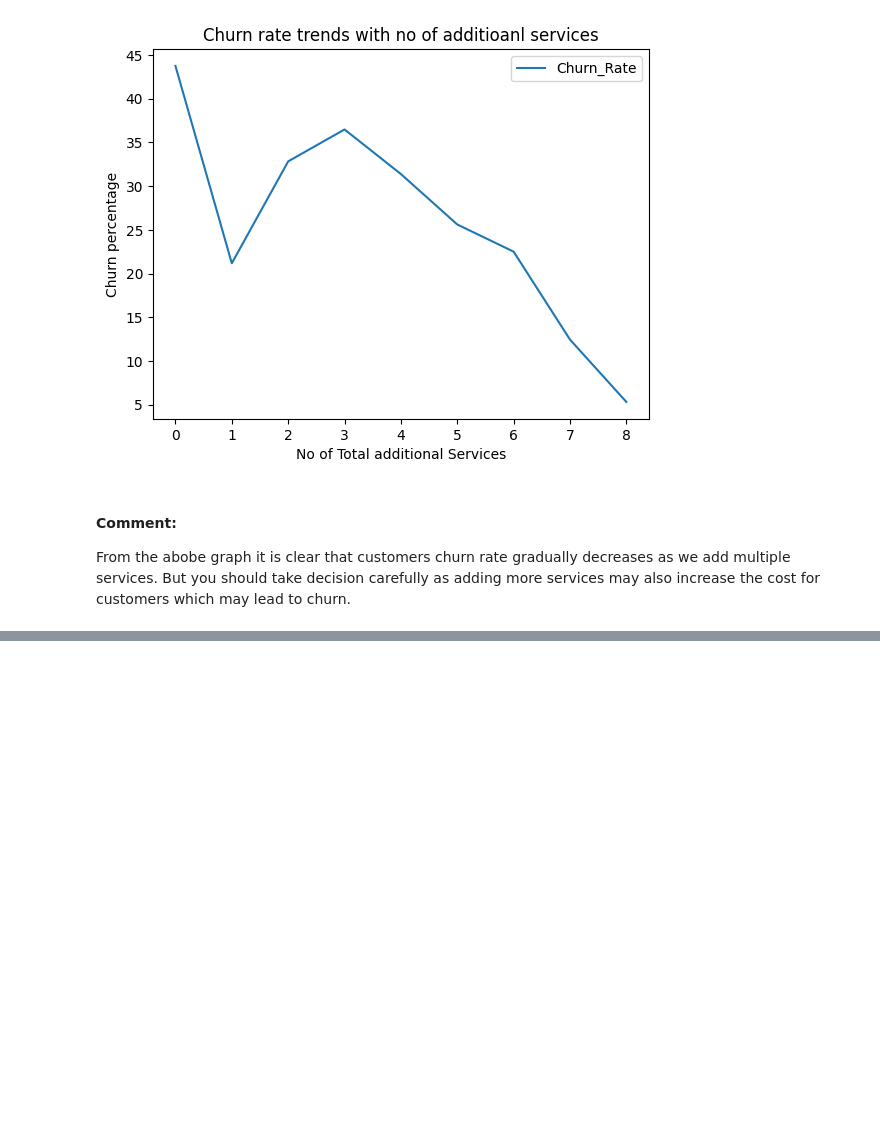
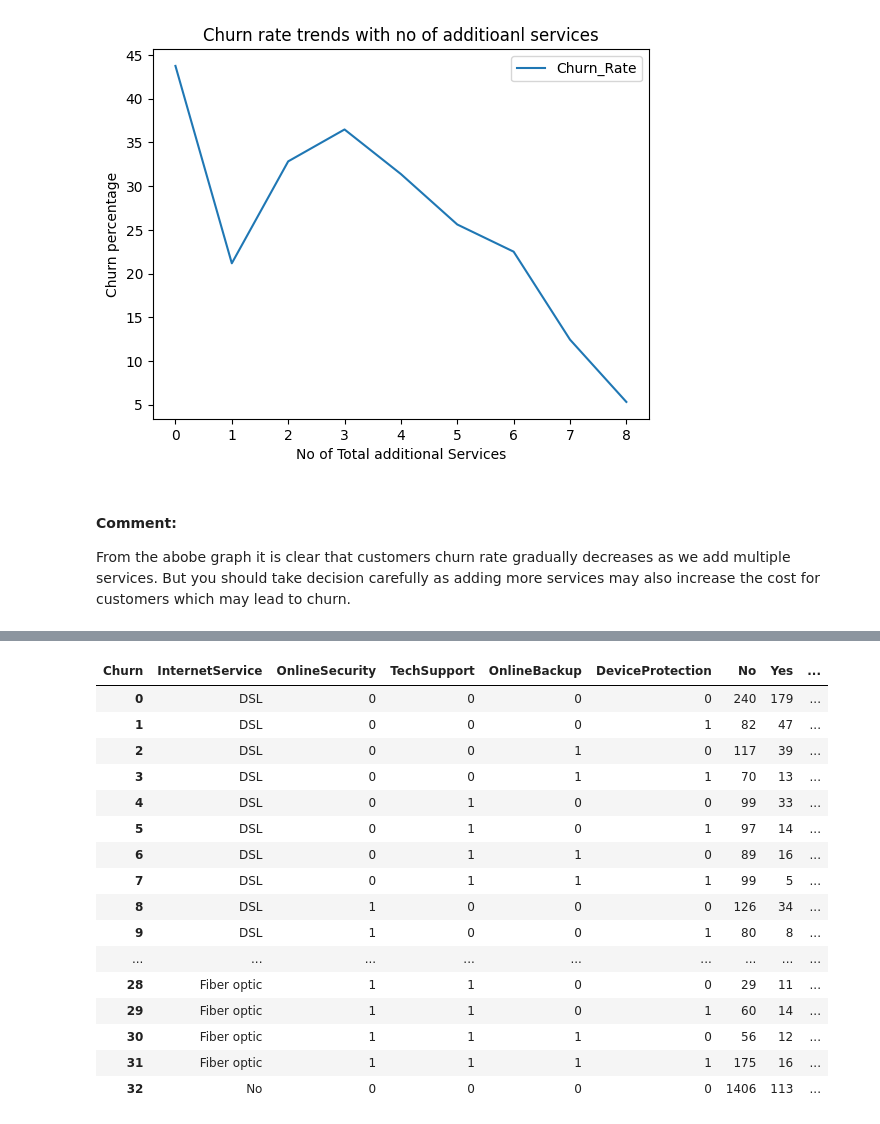
Before and after one commit to amareshmaity/data-analyst-portfolio, a Jupyter notebook: customer-churn-analysis/notebooks/03_EDA.ipynb, the cells around one changed output, grey strips where cells are left out. Cells and saved outputs as stored; diff of their text form; code cells hidden in the pictures; blank space fills up the shorter version.

```diff
--- a/customer-churn-analysis/notebooks/03_EDA.ipynb
+++ b/customer-churn-analysis/notebooks/03_EDA.ipynb
@@ -492,0 +517,27 @@ The bundle of services with the lowest churn rate.
+# %%
+## Effective Bundeled services
+service_to_bundle = ["InternetService", "OnlineSecurity", "TechSupport", "OnlineBackup", "DeviceProtection"]
+
+bundled_service_wise_churn = df.groupby(by=service_to_bundle)['Churn'].value_counts().unstack().reset_index()
+bundled_service_wise_churn['ChurnRate'] = (bundled_service_wise_churn['Yes']/((bundled_service_wise_churn['Yes']+bundled_service_wise_churn['No']))*100).round(2)
+bundled_service_wise_churn['Customers'] = (bundled_service_wise_churn['Yes']+bundled_service_wise_churn['No'])
+bundled_service_wise_churn['TotalServices'] = bundled_service_wise_churn[service_to_bundle[1:]].sum(axis=1)+1
+bundled_service_wise_churn
+# %% [output]
+| Churn | InternetService | OnlineSecurity | TechSupport | OnlineBackup | DeviceProtection | No | Yes | ... |
+| 0 | DSL | 0 | 0 | 0 | 0 | 240 | 179 | ... |
+| 1 | DSL | 0 | 0 | 0 | 1 | 82 | 47 | ... |
+| 2 | DSL | 0 | 0 | 1 | 0 | 117 | 39 | ... |
+| 3 | DSL | 0 | 0 | 1 | 1 | 70 | 13 | ... |
+| 4 | DSL | 0 | 1 | 0 | 0 | 99 | 33 | ... |
+| 5 | DSL | 0 | 1 | 0 | 1 | 97 | 14 | ... |
+| 6 | DSL | 0 | 1 | 1 | 0 | 89 | 16 | ... |
+| 7 | DSL | 0 | 1 | 1 | 1 | 99 | 5 | ... |
+| 8 | DSL | 1 | 0 | 0 | 0 | 126 | 34 | ... |
+| 9 | DSL | 1 | 0 | 0 | 1 | 80 | 8 | ... |
+| ... | ... | ... | ... | ... | ... | ... | ... | ... |
+| 28 | Fiber optic | 1 | 1 | 0 | 0 | 29 | 11 | ... |
+| 29 | Fiber optic | 1 | 1 | 0 | 1 | 60 | 14 | ... |
+| 30 | Fiber optic | 1 | 1 | 1 | 0 | 56 | 12 | ... |
+| 31 | Fiber optic | 1 | 1 | 1 | 1 | 175 | 16 | ... |
+| 32 | No | 0 | 0 | 0 | 0 | 1406 | 113 | ... |
```
Also changed, not shown: parts of 7 cells of this notebook.
